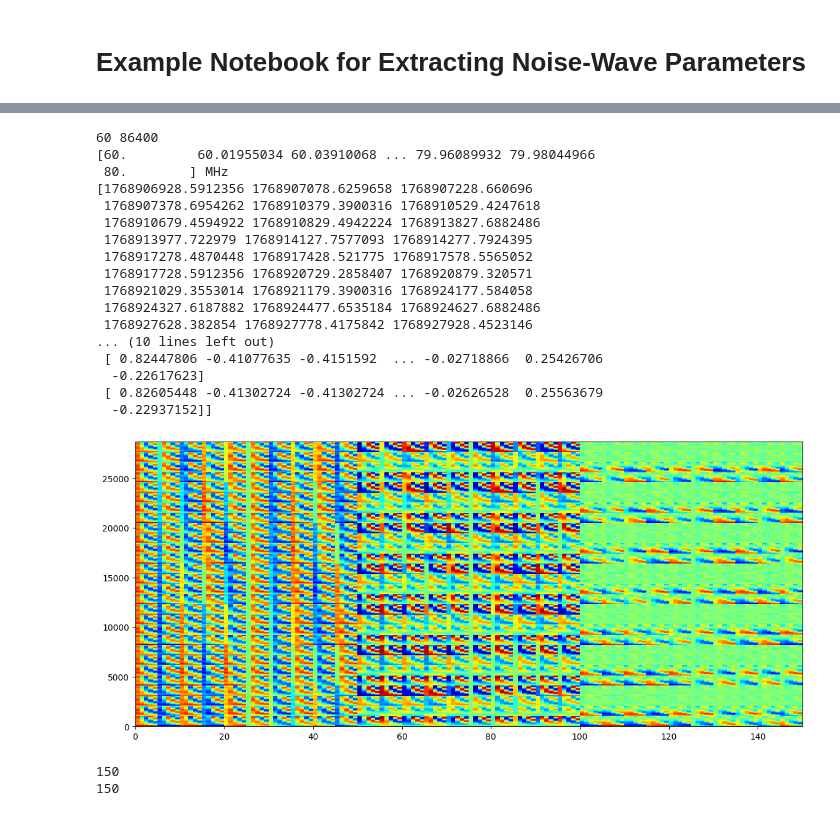
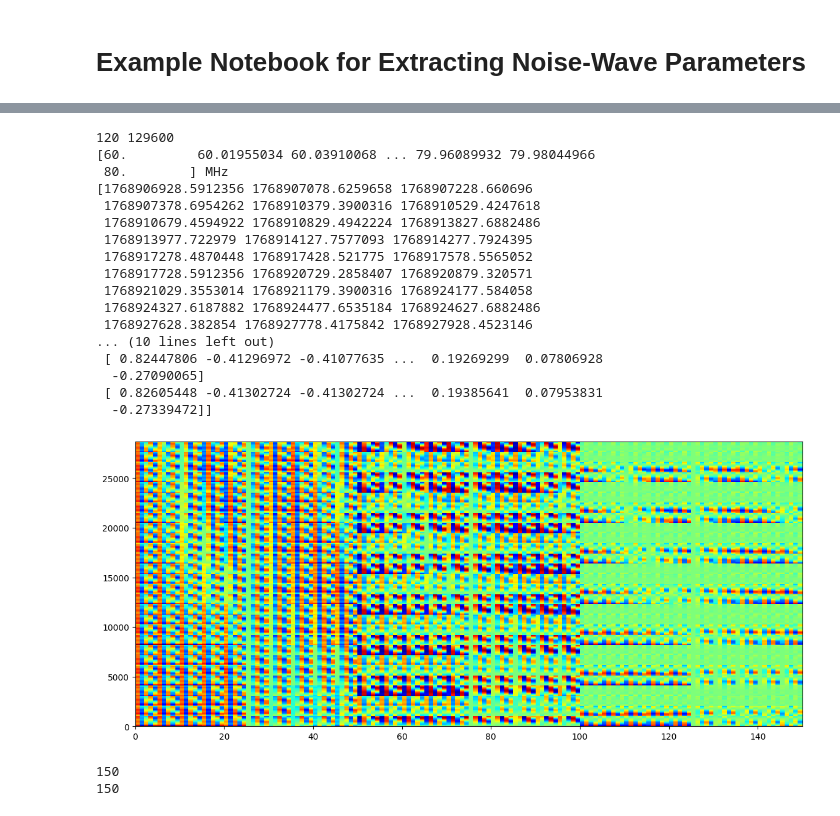
Before and after one commit to RHINO-Experiment/rhino-cal, a Jupyter notebook: nw_example.ipynb, the cells around one changed output, grey strips where cells are left out. Cells and saved outputs as stored; diff of their text form; code cells hidden in the pictures.

```diff
--- a/nw_example.ipynb
+++ b/nw_example.ipynb
@@ -63,8 +66,8 @@ unc_coeffs_deg = (5,5)
 cos_coeffs_deg = (5,5)
 sin_coeffs_deg = (5,5)
 basis_label = 'fourier'
-Lf = 60
-Lt = 3600*24
+Lf = 20*6
+Lt = 3600*6*6
 
 print(Lf, Lt)
 
@@ -74,39 +77,39 @@ simulated_data_handler.generate_transfer_matrix(unc_coeffs_deg=unc_coeffs_deg,
                                                 basis_label=basis_label,
                                                 Lf=Lf,
                                                 Lt=Lt)
 
 print(simulated_data_handler.transfer_matrix)
 plt.pcolormesh(simulated_data_handler.transfer_matrix, cmap='jet')
 plt.gcf().set_size_inches(14, 6)
 plt.show()
 
 if basis_label == 'fourier':
     n_t_unc_coeffs = unc_coeffs_deg[0]*unc_coeffs_deg[-1]*2
     n_t_cos_coeffs = cos_coeffs_deg[0]*cos_coeffs_deg[-1]*2
     n_t_sin_coeffs = sin_coeffs_deg[0]*sin_coeffs_deg[-1]*2
 elif basis_label == 'polynomial':
     n_t_unc_coeffs = unc_coeffs_deg[0] * unc_coeffs_deg[-1]
     n_t_cos_coeffs = cos_coeffs_deg[0] * cos_coeffs_deg[-1]
     n_t_sin_coeffs = sin_coeffs_deg[0] * sin_coeffs_deg[-1]
 # %% [output]
-60 86400
+120 129600
 [60.         60.01955034 60.03910068 ... 79.96089932 79.98044966
  80.        ] MHz
 [1768906928.5912356 1768907078.6259658 1768907228.660696
  1768907378.6954262 1768910379.3900316 1768910529.4247618
  1768910679.4594922 1768910829.4942224 1768913827.6882486
  1768913977.722979 1768914127.7577093 1768914277.7924395
  1768917278.4870448 1768917428.521775 1768917578.5565052
  1768917728.5912356 1768920729.2858407 1768920879.320571
  1768921029.3553014 1768921179.3900316 1768924177.584058
  1768924327.6187882 1768924477.6535184 1768924627.6882486
  1768927628.382854 1768927778.4175842 1768927928.4523146
 ... (10 lines left out)
- [ 0.82447806 -0.41077635 -0.4151592  ... -0.02718866  0.25426706
-  -0.22617623]
- [ 0.82605448 -0.41302724 -0.41302724 ... -0.02626528  0.25563679
-  -0.22937152]]
+ [ 0.82447806 -0.41296972 -0.41077635 ...  0.19269299  0.07806928
+  -0.27090065]
+ [ 0.82605448 -0.41302724 -0.41302724 ...  0.19385641  0.07953831
+  -0.27339472]]
-[figure, old version]
+[figure, new version]
 # %%
 flattened_data = simulated_data_handler.data_waterfall.flatten()
 
```
Also changed, not shown: parts of 9 cells of this notebook, 4 other files.
